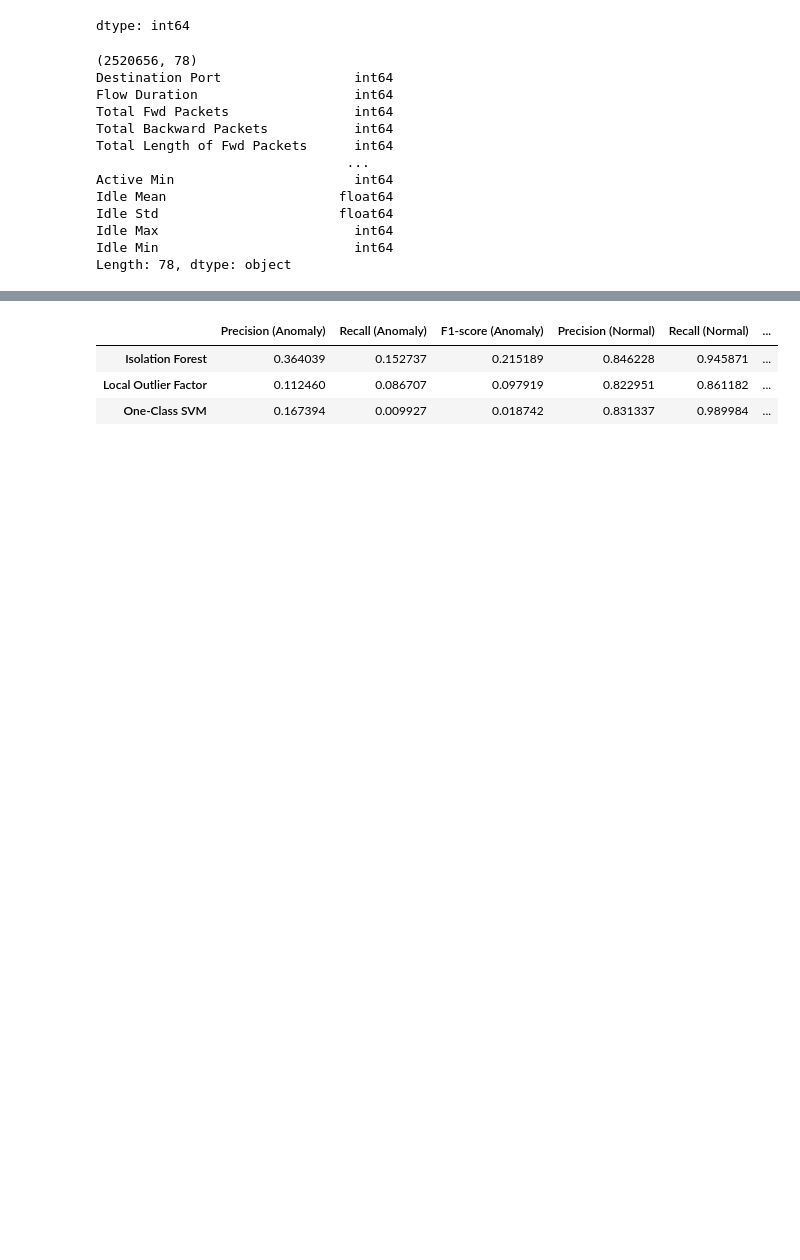
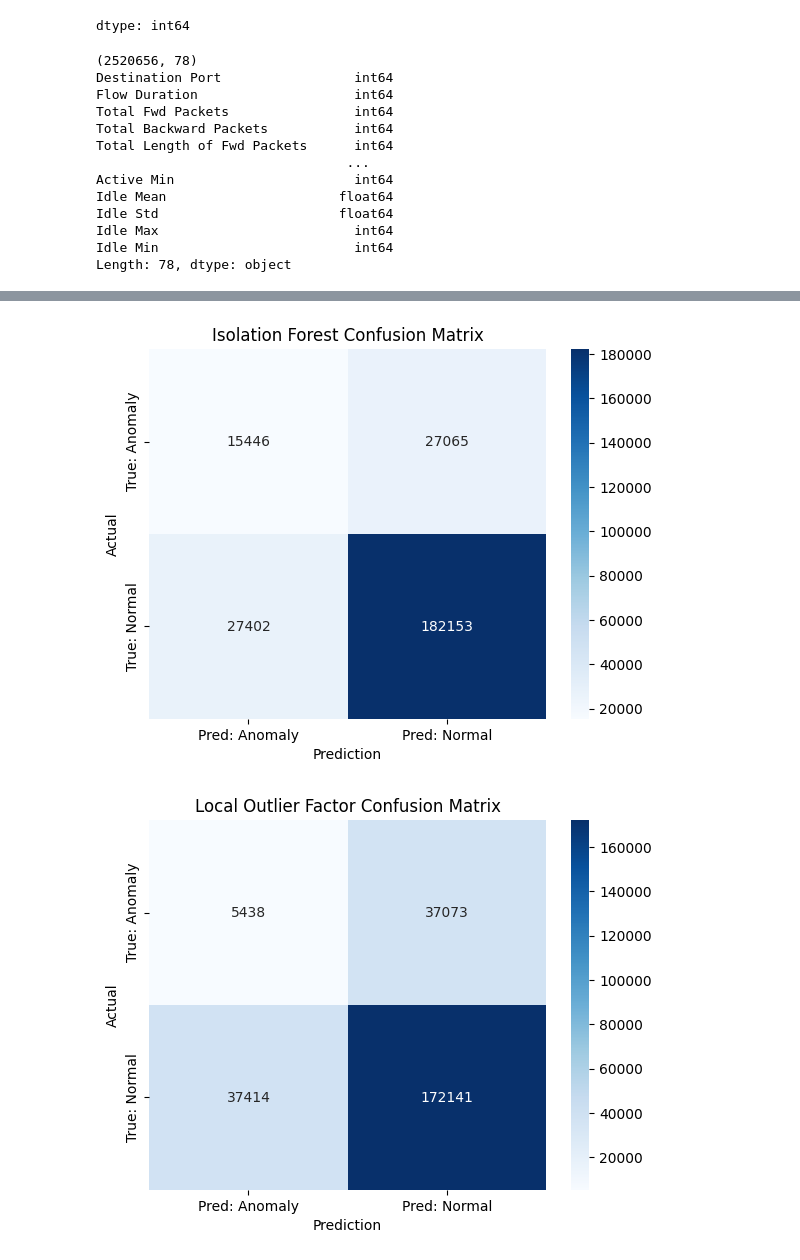
Before and after one commit to llaxna/AI-driven-SOC-Dashboard, a Jupyter notebook: AI_SOC.ipynb, the cells around one changed output, grey strips where cells are left out. Cells and saved outputs as stored; diff of their text form; code cells hidden in the pictures; blank space fills up the shorter version.

```diff
--- a/AI_SOC.ipynb
+++ b/AI_SOC.ipynb
@@ -456,57 +446,20 @@ from sklearn.metrics import f1_score, roc_auc_score, average_precision_score
-# %%
-# from sklearn.metrics import accuracy_score, precision_score, recall_score, f1_score
-# import pandas as pd
-
-# from sklearn.metrics import classification_report
-# import pandas as pd
-
-# # True labels for evaluation
-# true_labels = df_sample['Label'].apply(lambda x: 'Normal' if x == 'BENIGN' else 'Anomaly')
-
-# # Models predictions
-# models_preds = {
-#     'Isolation Forest': df_sample['iso_pred'],
-#     'Local Outlier Factor': df_sample['lof_pred'],
-#     'One-Class SVM': df_sample['ocsvm_pred']
-# }
-
-# # Dictionary to store results
-# results_dict = {}
-
-# # Evaluate each model
-# for model_name, preds in models_preds.items():
-#     report = classification_report(true_labels, preds, output_dict=True)
-#     results_dict[model_name] = {
-#         'Precision (Anomaly)': report['Anomaly']['precision'],
-#         'Recall (Anomaly)': report['Anomaly']['recall'],
-#         'F1-score (Anomaly)': report['Anomaly']['f1-score'],
-#         'Precision (Normal)': report['Normal']['precision'],
-#         'Recall (Normal)': report['Normal']['recall'],
-#         'F1-score (Normal)': report['Normal']['f1-score'],
-#         'Accuracy': report['accuracy']
-#     }
-
-# # Convert to DataFrame
-# results_df = pd.DataFrame(results_dict).T
-# results_df
-from sklearn.metrics import classification_report, roc_auc_score, precision_recall_curve, auc
-# ROC-AUC Score
-    roc_auc = roc_auc_score(true_binary, preds_bin)
-
-    # Precision-Recall AUC
-    precision, recall, _ = precision_recall_curve(true_binary, preds_bin)
-    pr_auc = auc(recall, precision)
-
-    results[model_name] = {
-        'F1-score (Anomaly)': report['1']['f1-score'],
-        'Precision (Anomaly)': report['1']['precision'],
-        'Recall (Anomaly)': report['1']['recall'],
-        'ROC-AUC': roc_auc,
-        'PR-AUC': pr_auc,
-        'Accuracy': report['accuracy']
-    }
-# %% [output]
-|  | Precision (Anomaly) | Recall (Anomaly) | F1-score (Anomaly) | Precision (Normal) | Recall (Normal) | ... |
-| Isolation Forest | 0.364039 | 0.152737 | 0.215189 | 0.846228 | 0.945871 | ... |
-| Local Outlier Factor | 0.112460 | 0.086707 | 0.097919 | 0.822951 | 0.861182 | ... |
-| One-Class SVM | 0.167394 | 0.009927 | 0.018742 | 0.831337 | 0.989984 | ... |
+# %%
+from sklearn.metrics import confusion_matrix
+import seaborn as sns
+
+def plot_conf_matrix(y_true, y_pred, model_name):
+    cm = confusion_matrix(y_true, y_pred, labels=[-1, 1])
+    sns.heatmap(cm, annot=True, fmt='d', cmap='Blues',
+                xticklabels=['Pred: Anomaly', 'Pred: Normal'],
+                yticklabels=['True: Anomaly', 'True: Normal'])
+    plt.title(f'{model_name} Confusion Matrix')
+    plt.xlabel('Prediction')
+    plt.ylabel('Actual')
+    plt.show()
+
+for name, preds_str in models_preds.items():
+    preds_bin = preds_str.map({'Anomaly': -1, 'Normal': 1})
+    plot_conf_matrix(true_labels, preds_bin, name)
+# %% [output]
+[figure, added]
+[figure, added]
```
Also changed, not shown: parts of 33 cells of this notebook.
